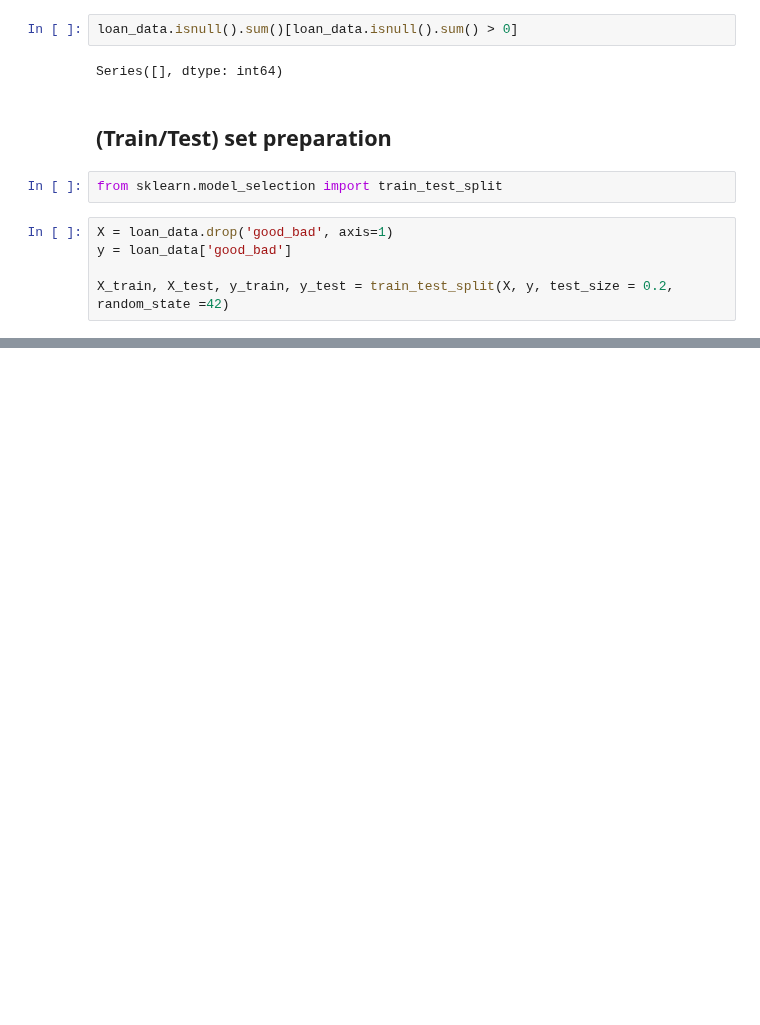
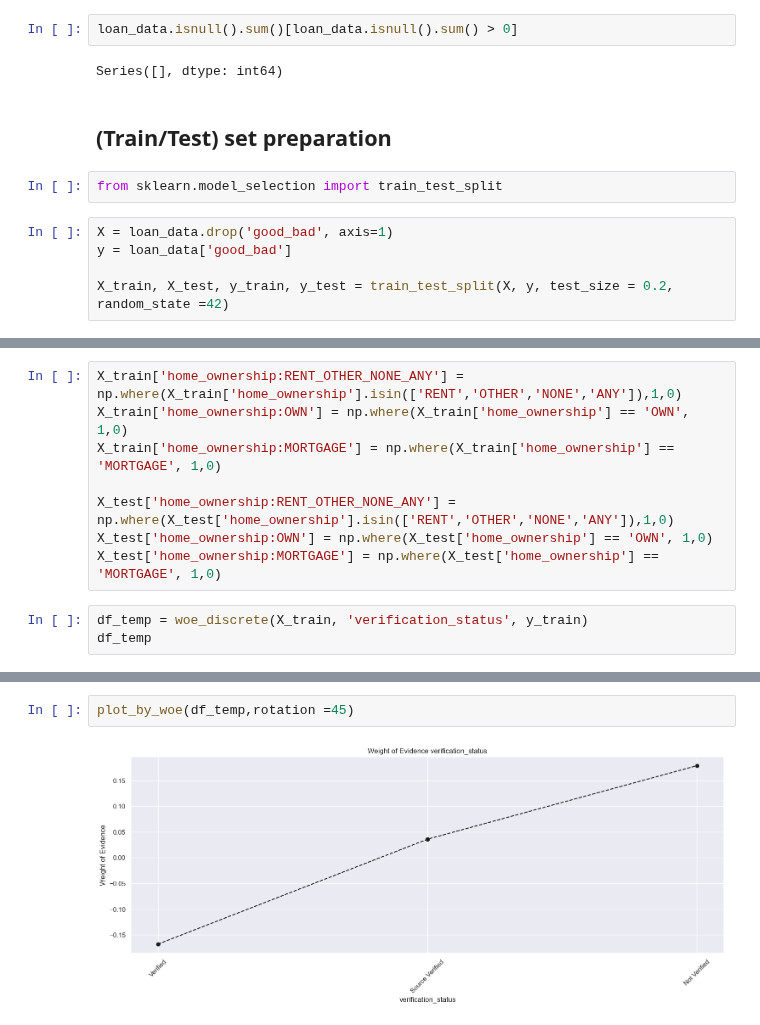
Before and after one commit to eddie-gation/credit_scoring_PD_Model, a Jupyter notebook: preprocessing.ipynb, the cells around one changed output, grey strips where cells are left out. Cells and saved outputs as stored; diff of their text form; blank space fills up the shorter version.

```diff
--- a/preprocessing.ipynb
+++ b/preprocessing.ipynb
@@ -360,0 +440,11 @@ y_test.to_csv('loan_data_y_test.csv')
+# %%
+X_train['home_ownership:RENT_OTHER_NONE_ANY'] = np.where(X_train['home_ownership'].isin(['RENT','OTHER','NONE','ANY']),1,0)
+X_train['home_ownership:OWN'] = np.where(X_train['home_ownership'] == 'OWN', 1,0)
+X_train['home_ownership:MORTGAGE'] = np.where(X_train['home_ownership'] == 'MORTGAGE', 1,0)
+
+X_test['home_ownership:RENT_OTHER_NONE_ANY'] = np.where(X_test['home_ownership'].isin(['RENT','OTHER','NONE','ANY']),1,0)
+X_test['home_ownership:OWN'] = np.where(X_test['home_ownership'] == 'OWN', 1,0)
+X_test['home_ownership:MORTGAGE'] = np.where(X_test['home_ownership'] == 'MORTGAGE', 1,0)
+# %%
+df_temp = woe_discrete(X_train, 'verification_status', y_train)
+df_temp
@@ -360,0 +456,4 @@ y_test.to_csv('loan_data_y_test.csv')
+# %%
+plot_by_woe(df_temp,rotation =45)
+# %% [output]
+[figure, added]
```
Also changed, not shown: parts of 39 cells of this notebook.
